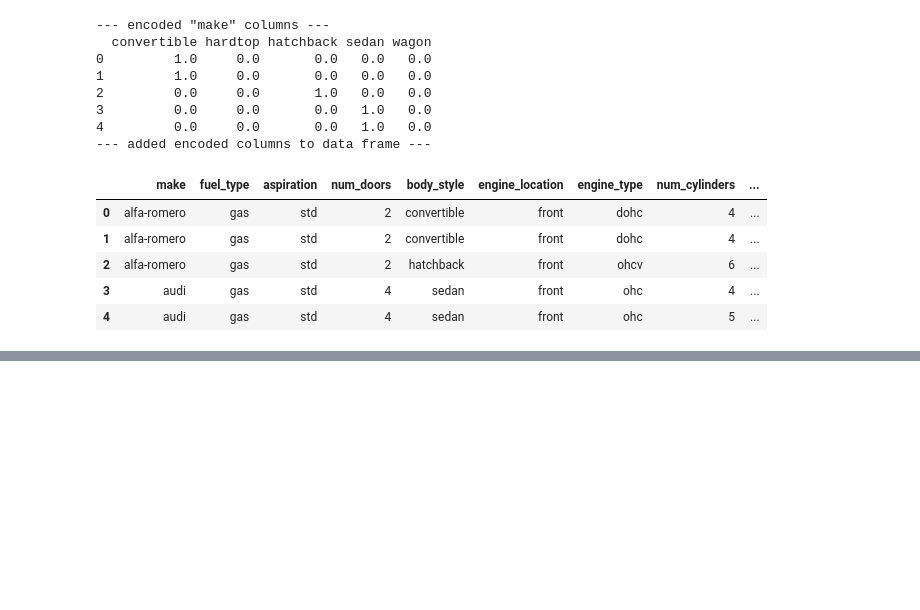
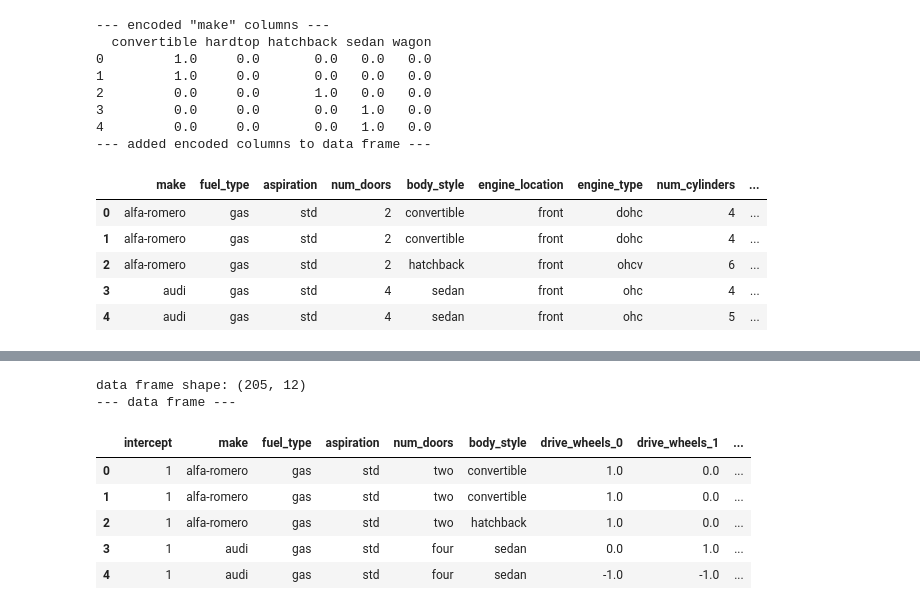
Before and after one commit to CVanchieri/CS_Notes, a Jupyter notebook: DataEncoding_Notes/DataEncoding_Notes.ipynb, the cells around one changed output, grey strips where cells are left out. Cells and saved outputs as stored; diff of their text form; code cells hidden in the pictures; blank space fills up the shorter version.

```diff
--- a/DataEncoding_Notes/DataEncoding_Notes.ipynb
+++ b/DataEncoding_Notes/DataEncoding_Notes.ipynb
@@ -338,0 +369,18 @@ cat_df.head()
+# %%
+import category_encoders as ce
+import pandas as pd
+### initiate the encoder ##
+se = ce.sum_coding.SumEncoder(cols='drive_wheels') # set the column to encode
+se_results = se.fit_transform(cat_df) # fit transorm the data
+print('data frame shape:', se_results.shape)
+print('--- data frame ---')
+se_results.head()
+# %% [output]
+data frame shape: (205, 12)
+--- data frame ---
+|  | intercept | make | fuel_type | aspiration | num_doors | body_style | drive_wheels_0 | drive_wheels_1 | ... |
+| 0 | 1 | alfa-romero | gas | std | two | convertible | 1.0 | 0.0 | ... |
+| 1 | 1 | alfa-romero | gas | std | two | convertible | 1.0 | 0.0 | ... |
+| 2 | 1 | alfa-romero | gas | std | two | hatchback | 1.0 | 0.0 | ... |
+| 3 | 1 | audi | gas | std | four | sedan | 0.0 | 1.0 | ... |
+| 4 | 1 | audi | gas | std | four | sedan | -1.0 | -1.0 | ... |
```
Also changed, not shown: parts of 17 cells of this notebook.
